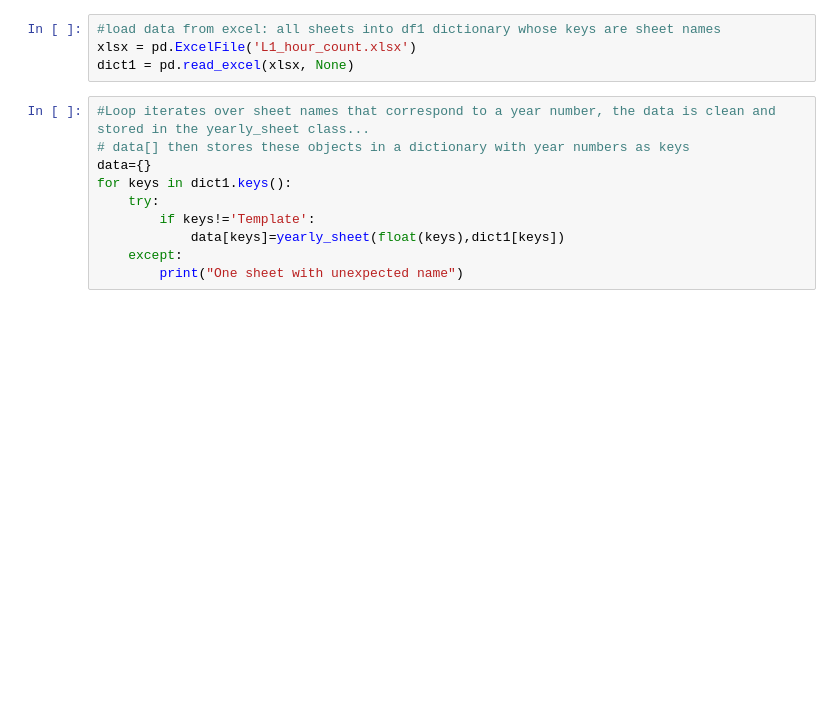
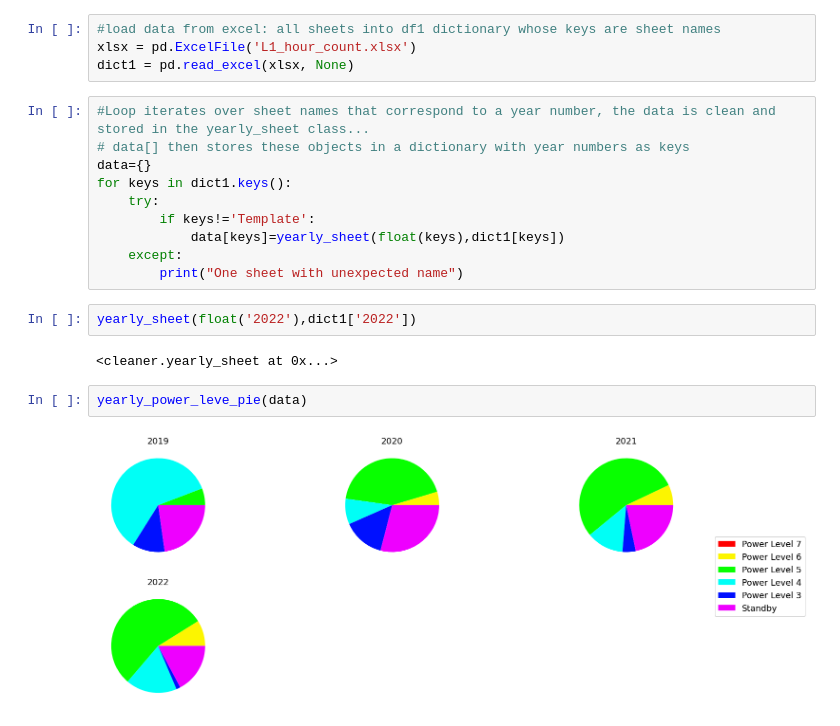
Before and after one commit to AlexSpacek/Beamtime-statistics, a Jupyter notebook: main.ipynb, the cells around one changed output. Saved outputs shown, nothing was run; the diff lists cells and outputs as text; blank space fills up the shorter version.

```diff
--- a/main.ipynb
+++ b/main.ipynb
@@ -19,6 +19,14 @@ for keys in dict1.keys():
             data[keys]=yearly_sheet(float(keys),dict1[keys])
     except:
         print("One sheet with unexpected name")
+# %%
+yearly_sheet(float('2022'),dict1['2022'])
+# %% [output]
+<cleaner.yearly_sheet at 0x...>
+# %%
+yearly_power_leve_pie(data)
+# %% [output]
+[figure, added]
 # %%
 yearly_histogram_total_hours(data)
 average_hours_per_day(data)
```
Also changed, not shown: parts of 4 cells of this notebook, 21 other files.
